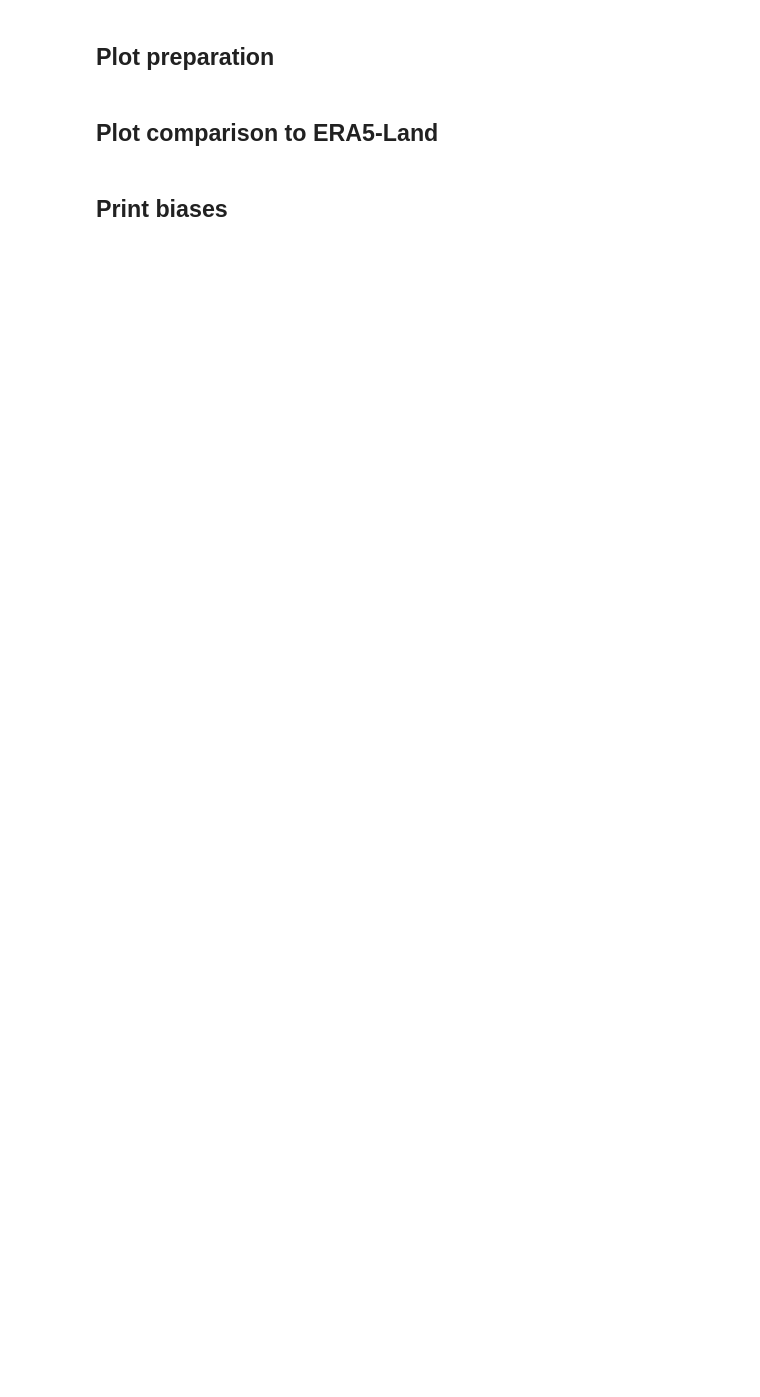
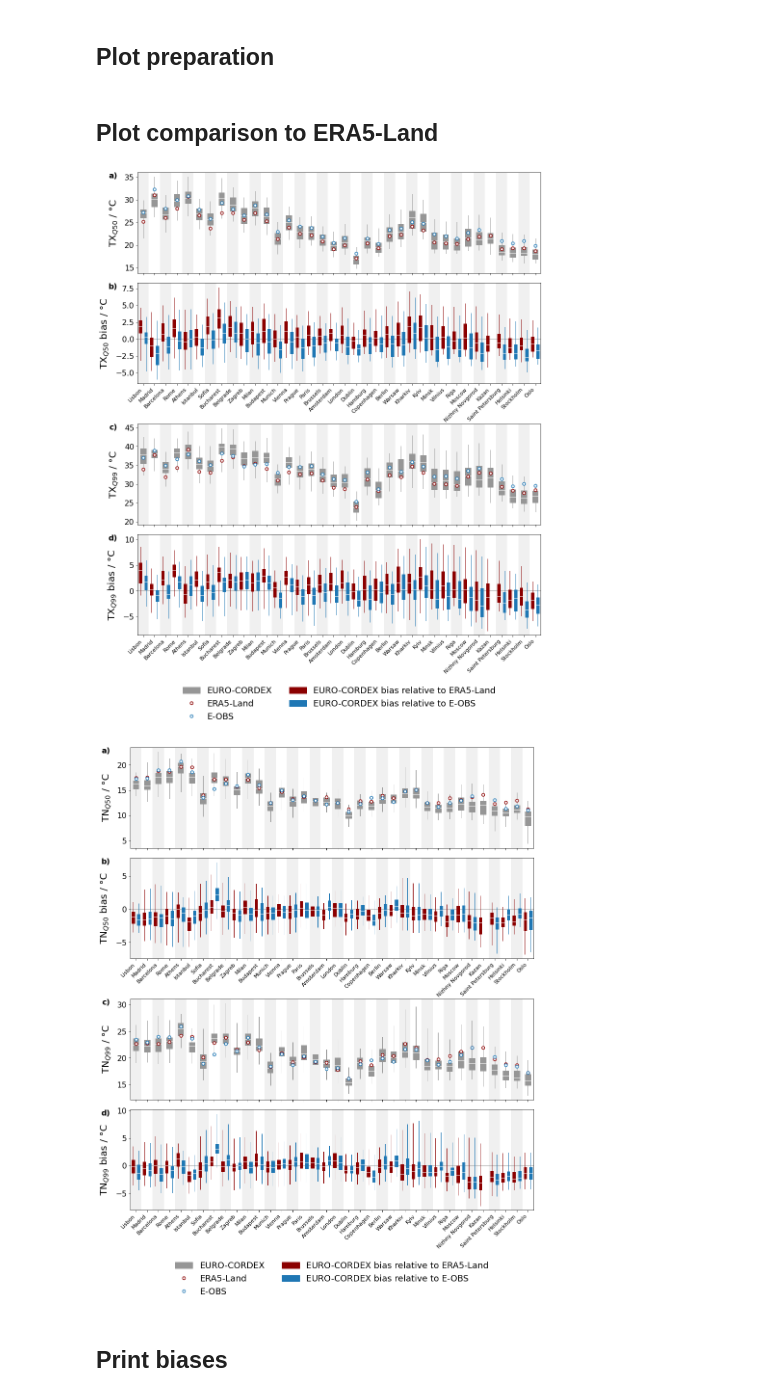
Before and after one commit to schwings-clemens/ambient-heat-european-cities, a Jupyter notebook: Scripts3_Plot/Plot_FigS1_Bias_EURO-CORDEX.ipynb, the cells around one changed output. Saved outputs shown, nothing was run; the diff lists cells and outputs as text; code cells hidden in the pictures; blank space fills up the shorter version.

```diff
--- a/Scripts3_Plot/Plot_FigS1_Bias_EURO-CORDEX.ipynb
+++ b/Scripts3_Plot/Plot_FigS1_Bias_EURO-CORDEX.ipynb
@@ -386,34 +461,37 @@ for variab, var_out in zip(variables, vars_out):
         #Set position
         pos = ax.get_position()
         if i2>=3:
             pos.y1 = pos.y1 + 0.088
             pos.y0 = pos.y0 + 0.088
             ax.set_position(pos)
 
         elif i2>=1:
             pos.y1 = pos.y1 + 0.044
             pos.y0 = pos.y0 + 0.044
             ax.set_position(pos)
 
         #Write letters
         ax.text(-0.05, 1.00, texts[i2], fontsize=16, fontweight='bold', va='top', ha='right', transform=ax.transAxes)
 
         #Ticks and labels
         ax.set_ylabel(ylabels[i2], fontsize=20, labelpad=10)
         ax.set_xticks(np.arange(0, len(cities_out), 1))
         if np.mod(i2, 2)==1:
             ax.set_xticklabels(cities_out, rotation=45, ha='right', fontsize=11)
         else:
             ax.set_xticklabels([], rotation=45, ha='right', fontsize=11)
 
     #Legend
-    ax.legend([bp1["boxes"][0], p1[0], p2[0], bp2["boxes"][0], bp3["boxes"][0]], ['EURO-CORDEX', 'ERA5-Land', 'EOBS', 'EURO-CORDEX bias (wrt. ERA5)', 'EURO-CORDEX bias (wrt. EOBS)'],
+    ax.legend([bp1["boxes"][0], p1[0], p2[0], bp2["boxes"][0], bp3["boxes"][0]], ['EURO-CORDEX', 'ERA5-Land', 'E-OBS', 'EURO-CORDEX bias relative to ERA5-Land', 'EURO-CORDEX bias relative to E-OBS'],
               fontsize=18, frameon=False, ncol=2, loc=8, bbox_to_anchor=(0.5, -0.93))
 
     #Save figure
     if variab=='tasmax':  fig_name = 'FigS1'
     else:                 fig_name = 'FigS'
     fig.savefig(dir_fig + fig_name + '_CORDEX_ERA5_comparison_' + variab + '.png', bbox_inches='tight', dpi=300)
+# %% [output]
+[figure, added]
+[figure, added]
 # %% [markdown]
 ## Print biases
 # %%
```
Also changed, not shown: parts of 3 cells of this notebook, 22 other files.
